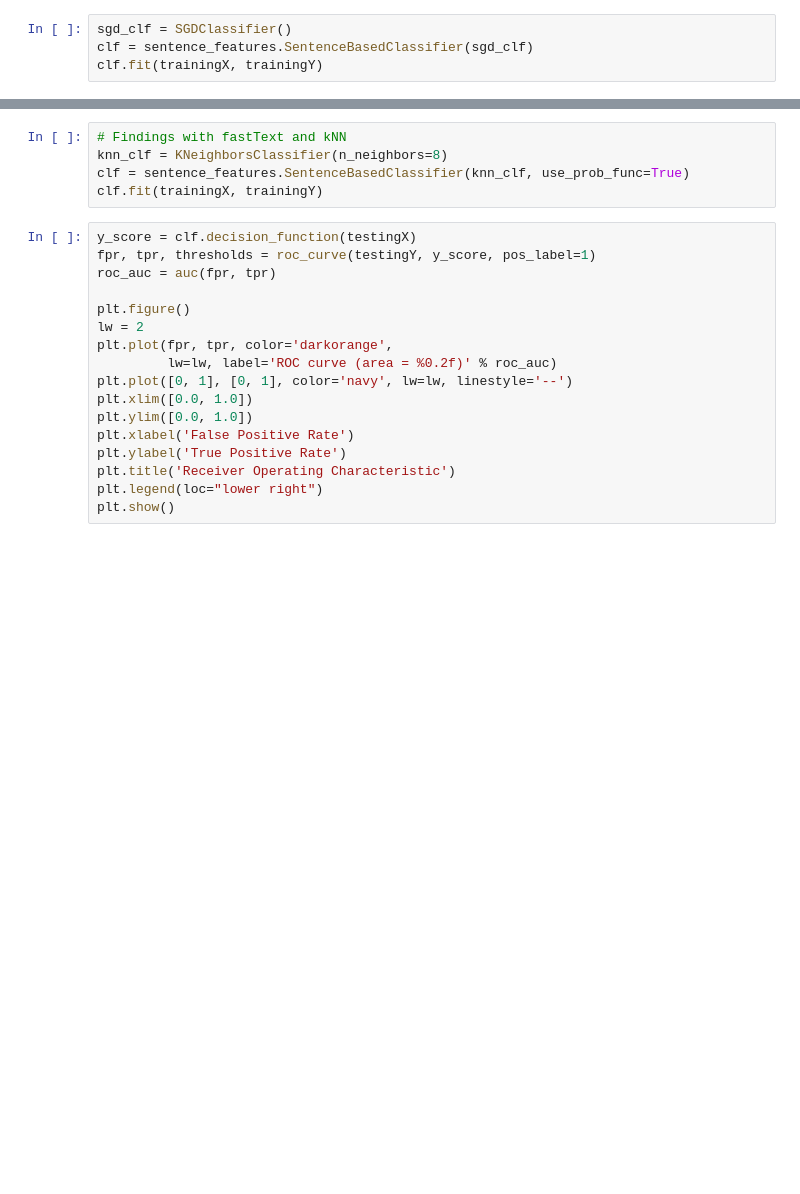
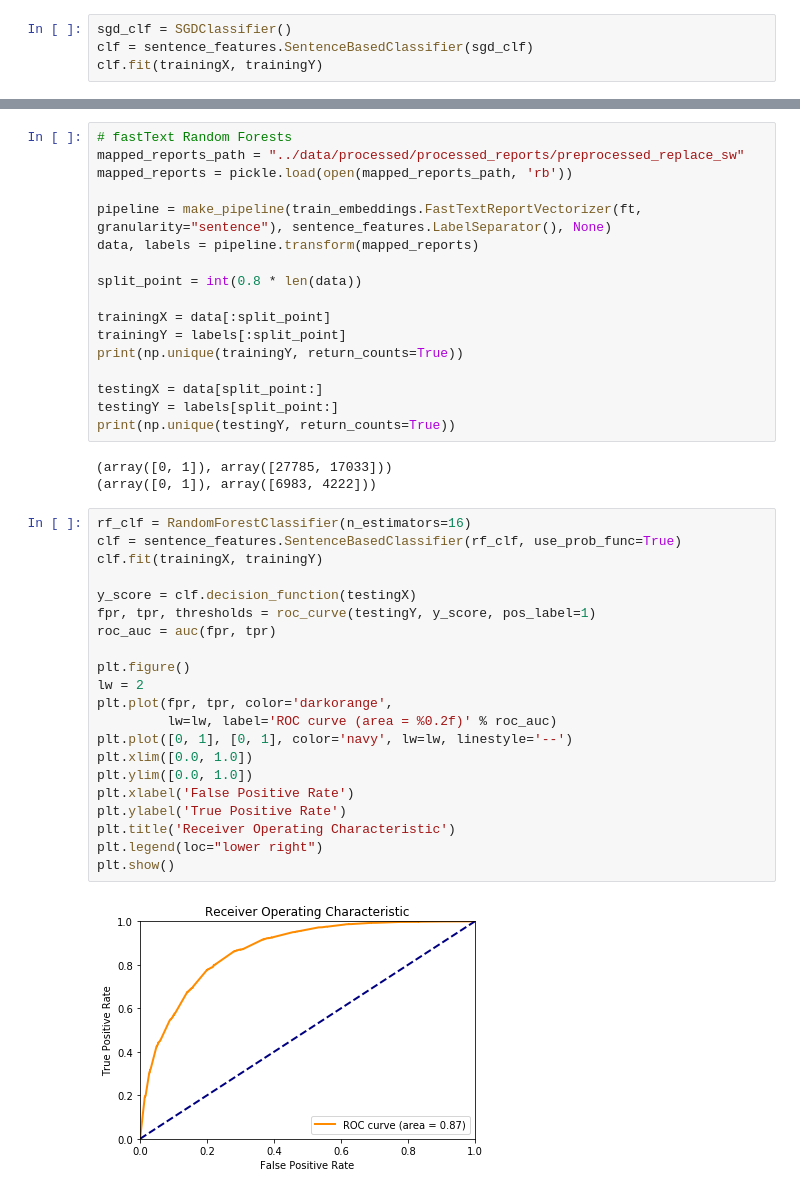
Before and after one commit to bdrad/report_categorization, a Jupyter notebook: src/sentence_level_analysis.ipynb, the cells around one changed output, grey strips where cells are left out. Drawn from its saved outputs; the diff is of its cells as text; blank space fills up the shorter version.

```diff
--- a/src/sentence_level_analysis.ipynb
+++ b/src/sentence_level_analysis.ipynb
@@ -169,22 +168,43 @@ plt.show()
-# %%
-# Findings with fastText and kNN
-knn_clf = KNeighborsClassifier(n_neighbors=8)
-clf = sentence_features.SentenceBasedClassifier(knn_clf, use_prob_func=True)
-clf.fit(trainingX, trainingY)
+# %%
+# fastText Random Forests
+mapped_reports_path = "../data/processed/processed_reports/preprocessed_replace_sw"
+mapped_reports = pickle.load(open(mapped_reports_path, 'rb'))
+
+pipeline = make_pipeline(train_embeddings.FastTextReportVectorizer(ft, granularity="sentence"), sentence_features.LabelSeparator(), None)
+data, labels = pipeline.transform(mapped_reports)
+
+split_point = int(0.8 * len(data))
+
+trainingX = data[:split_point]
+trainingY = labels[:split_point]
+print(np.unique(trainingY, return_counts=True))
+
+testingX = data[split_point:]
+testingY = labels[split_point:]
+print(np.unique(testingY, return_counts=True))
+# %% [output]
+(array([0, 1]), array([27785, 17033]))
+(array([0, 1]), array([6983, 4222]))
 # %%
+rf_clf = RandomForestClassifier(n_estimators=16)
+clf = sentence_features.SentenceBasedClassifier(rf_clf, use_prob_func=True)
+clf.fit(trainingX, trainingY)
+
 y_score = clf.decision_function(testingX)
 fpr, tpr, thresholds = roc_curve(testingY, y_score, pos_label=1)
 roc_auc = auc(fpr, tpr)
 
 plt.figure()
 lw = 2
 plt.plot(fpr, tpr, color='darkorange',
          lw=lw, label='ROC curve (area = %0.2f)' % roc_auc)
 plt.plot([0, 1], [0, 1], color='navy', lw=lw, linestyle='--')
 plt.xlim([0.0, 1.0])
 plt.ylim([0.0, 1.0])
 plt.xlabel('False Positive Rate')
 plt.ylabel('True Positive Rate')
 plt.title('Receiver Operating Characteristic')
 plt.legend(loc="lower right")
 plt.show()
+# %% [output]
+[figure, added]
```
Also changed, not shown: parts of 15 cells of this notebook, 5 other files.
